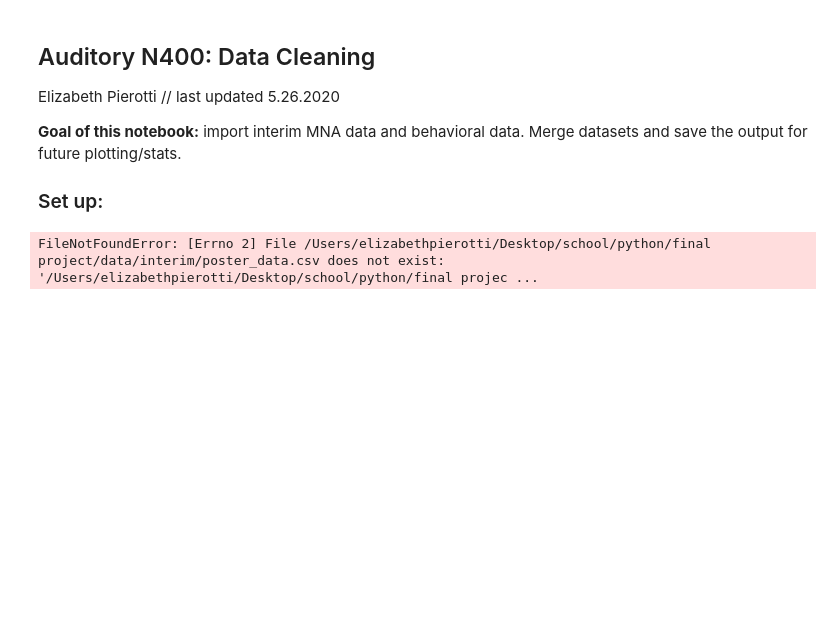
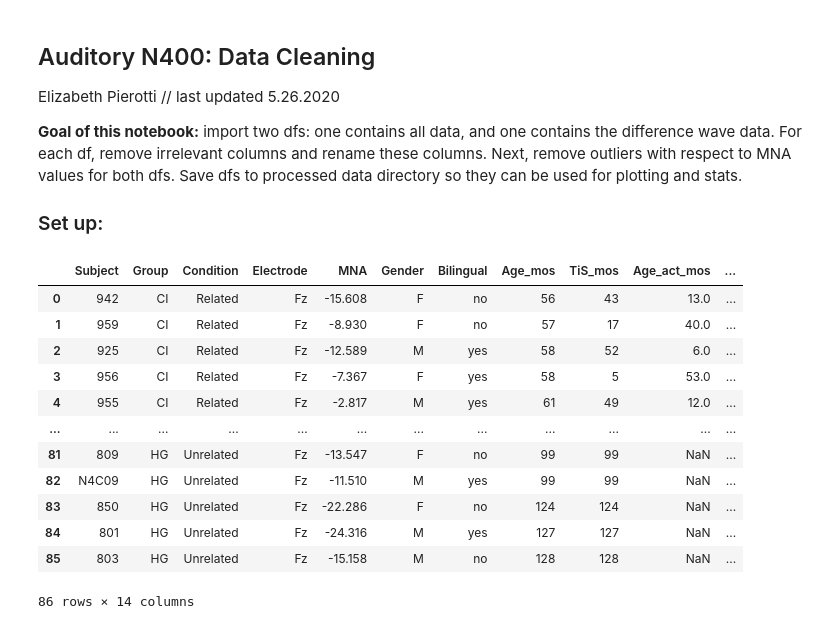
Before and after one commit to sheaduarte/PSC-290-Python-Final-Project, a Jupyter notebook: pierotti/notebooks/Pierotti_N4_dataclean.ipynb, the cells around one changed output. Drawn from its saved outputs; the diff is of its cells as text; code cells hidden in the pictures; blank space fills up the shorter version.

```diff
--- a/pierotti/notebooks/Pierotti_N4_dataclean.ipynb
+++ b/pierotti/notebooks/Pierotti_N4_dataclean.ipynb
@@ -2,7 +2,7 @@
 ## Auditory N400: Data Cleaning
 Elizabeth Pierotti // last updated 5.26.2020
 
-**Goal of this notebook:** import interim MNA data and behavioral data. Merge datasets and save the output for future plotting/stats.
+**Goal of this notebook:** import two dfs: one contains all data, and one contains the difference wave data. For each df, remove irrelevant columns and rename these columns. Next, remove outliers with respect to MNA values for both dfs. Save dfs to processed data directory so they can be used for plotting and stats.
 
 
 ### Set up:
@@ -18,14 +26,26 @@ output_directory = '../processed'
 # %%
 # read in interim and behavioral data:
 
-mnadatafname = 'poster_data.csv'
-behdatafname = '.csv'
+alldatafname = 'Merged_Data.csv'
+diffdatafname = 'MNA_diff_data copy.csv'
 
-mnadf = pd.read_csv(curr_directory + '/'+ mnadatafname)
-behdf = pd.read_csv(beh_directory + '/' + behdatafname)
+alldf = pd.read_csv(input_directory + alldatafname)
+diffdf = pd.read_csv(input_directory + diffdatafname)
 
-# preview mna df:
-mnadf
+# preview all data df:
+alldf
 # %% [output]
+|  | Subject | Group | Condition | Electrode | MNA | Gender | Bilingual | Age_mos | TiS_mos | Age_act_mos | ... |
+| 0 | 942 | CI | Related | Fz | -15.608 | F | no | 56 | 43 | 13.0 | ... |
+| 1 | 959 | CI | Related | Fz | -8.930 | F | no | 57 | 17 | 40.0 | ... |
+| 2 | 925 | CI | Related | Fz | -12.589 | M | yes | 58 | 52 | 6.0 | ... |
+| 3 | 956 | CI | Related | Fz | -7.367 | F | yes | 58 | 5 | 53.0 | ... |
+| 4 | 955 | CI | Related | Fz | -2.817 | M | yes | 61 | 49 | 12.0 | ... |
+| ... | ... | ... | ... | ... | ... | ... | ... | ... | ... | ... | ... |
+| 81 | 809 | HG | Unrelated | Fz | -13.547 | F | no | 99 | 99 | NaN | ... |
+| 82 | N4C09 | HG | Unrelated | Fz | -11.510 | M | yes | 99 | 99 | NaN | ... |
+| 83 | 850 | HG | Unrelated | Fz | -22.286 | F | no | 124 | 124 | NaN | ... |
+| 84 | 801 | HG | Unrelated | Fz | -24.316 | M | yes | 127 | 127 | NaN | ... |
+| 85 | 803 | HG | Unrelated | Fz | -15.158 | M | no | 128 | 128 | NaN | ... |
-FileNotFoundError: [Errno 2] File /Users/elizabethpierotti/Desktop/school/python/final project/data/interim/poster_data.csv does not exist: '/Users/elizabethpierotti/Desktop/school/python/final projec ...
+86 rows × 14 columns
 # %%
```
Also changed, not shown: parts of 8 cells of this notebook, 6 other files.
